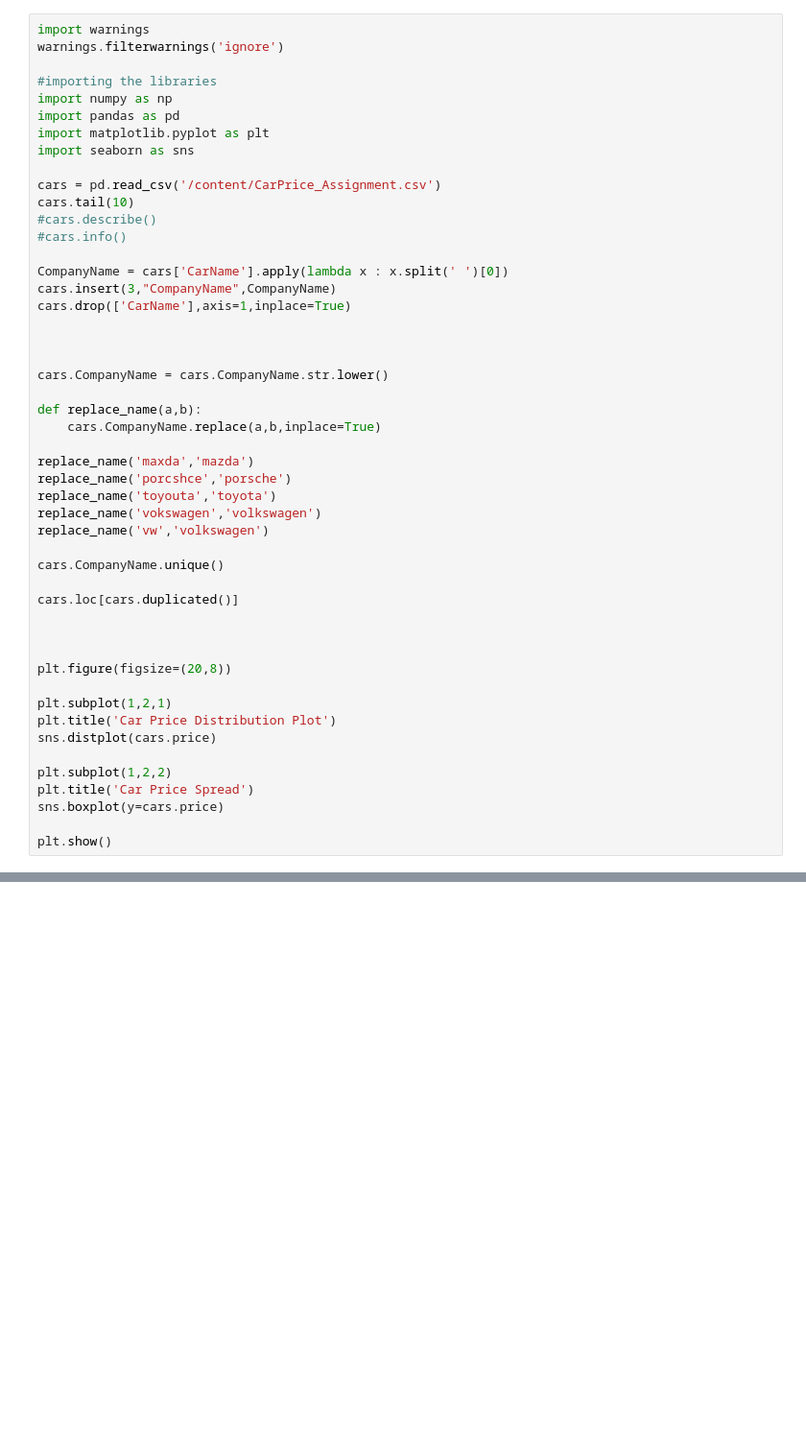
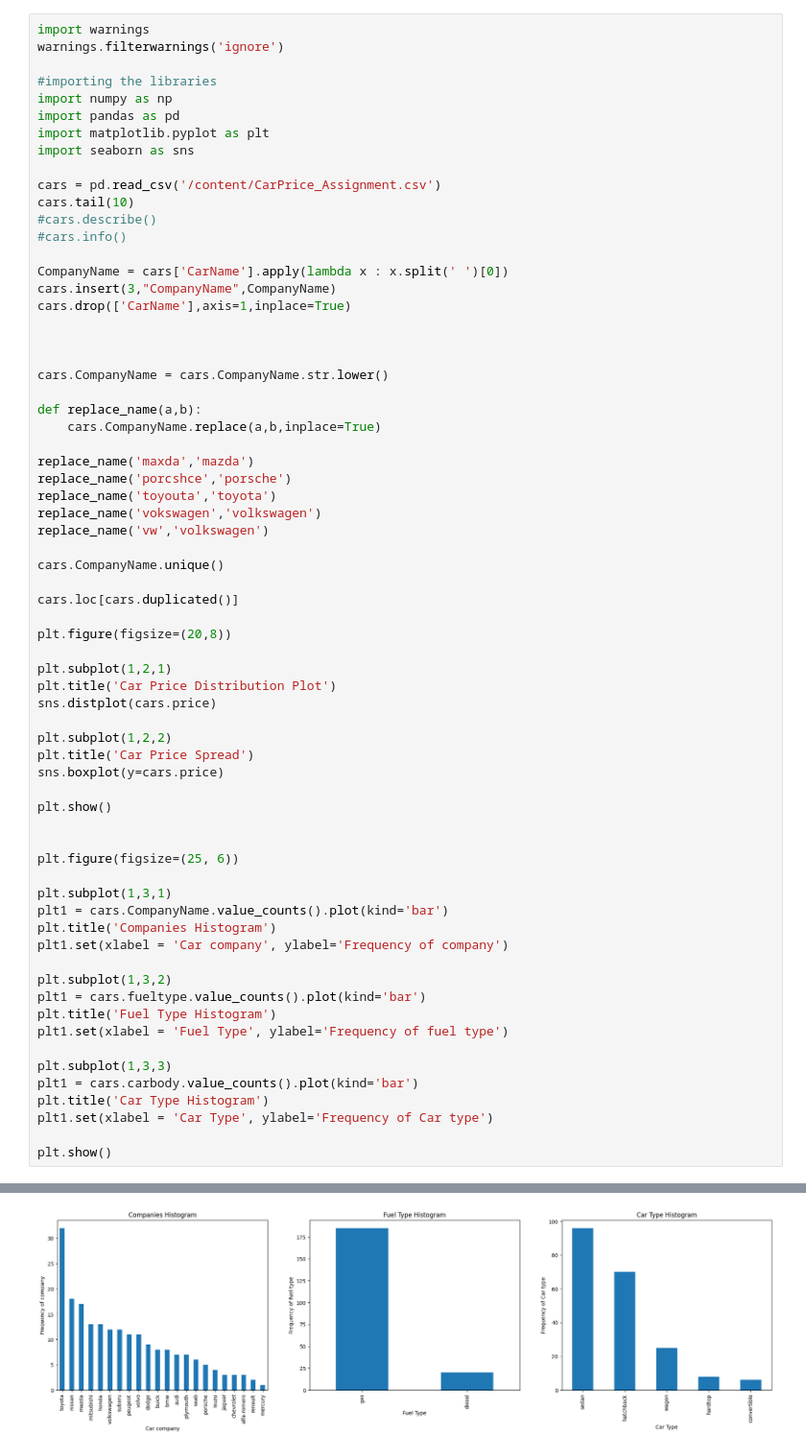
Before and after one commit to Haniabuarab/GazaSkyGeeks, a Jupyter notebook: CarPricePrediction.ipynb, the cells around one changed output, grey strips where cells are left out. Shown: that part at 96% size. Drawn from its saved outputs; the diff is of its cells as text; blank space fills up the shorter version.

```diff
--- a/CarPricePrediction.ipynb
+++ b/CarPricePrediction.ipynb
@@ -22,32 +22,51 @@ cars.drop(['CarName'],axis=1,inplace=True)
 
 
 cars.CompanyName = cars.CompanyName.str.lower()
 
 def replace_name(a,b):
     cars.CompanyName.replace(a,b,inplace=True)
 
 replace_name('maxda','mazda')
 replace_name('porcshce','porsche')
 replace_name('toyouta','toyota')
 replace_name('vokswagen','volkswagen')
 replace_name('vw','volkswagen')
 
 cars.CompanyName.unique()
 
 cars.loc[cars.duplicated()]
 
-
-
 plt.figure(figsize=(20,8))
 
 plt.subplot(1,2,1)
 plt.title('Car Price Distribution Plot')
 sns.distplot(cars.price)
 
 plt.subplot(1,2,2)
 plt.title('Car Price Spread')
 sns.boxplot(y=cars.price)
 
 plt.show()
+
+
+plt.figure(figsize=(25, 6))
+
+plt.subplot(1,3,1)
+plt1 = cars.CompanyName.value_counts().plot(kind='bar')
+plt.title('Companies Histogram')
+plt1.set(xlabel = 'Car company', ylabel='Frequency of company')
+
+plt.subplot(1,3,2)
+plt1 = cars.fueltype.value_counts().plot(kind='bar')
+plt.title('Fuel Type Histogram')
+plt1.set(xlabel = 'Fuel Type', ylabel='Frequency of fuel type')
+
+plt.subplot(1,3,3)
+plt1 = cars.carbody.value_counts().plot(kind='bar')
+plt.title('Car Type Histogram')
+plt1.set(xlabel = 'Car Type', ylabel='Frequency of Car type')
+
+plt.show()
 # %% [output]
 [figure]
+[figure, added]
```
